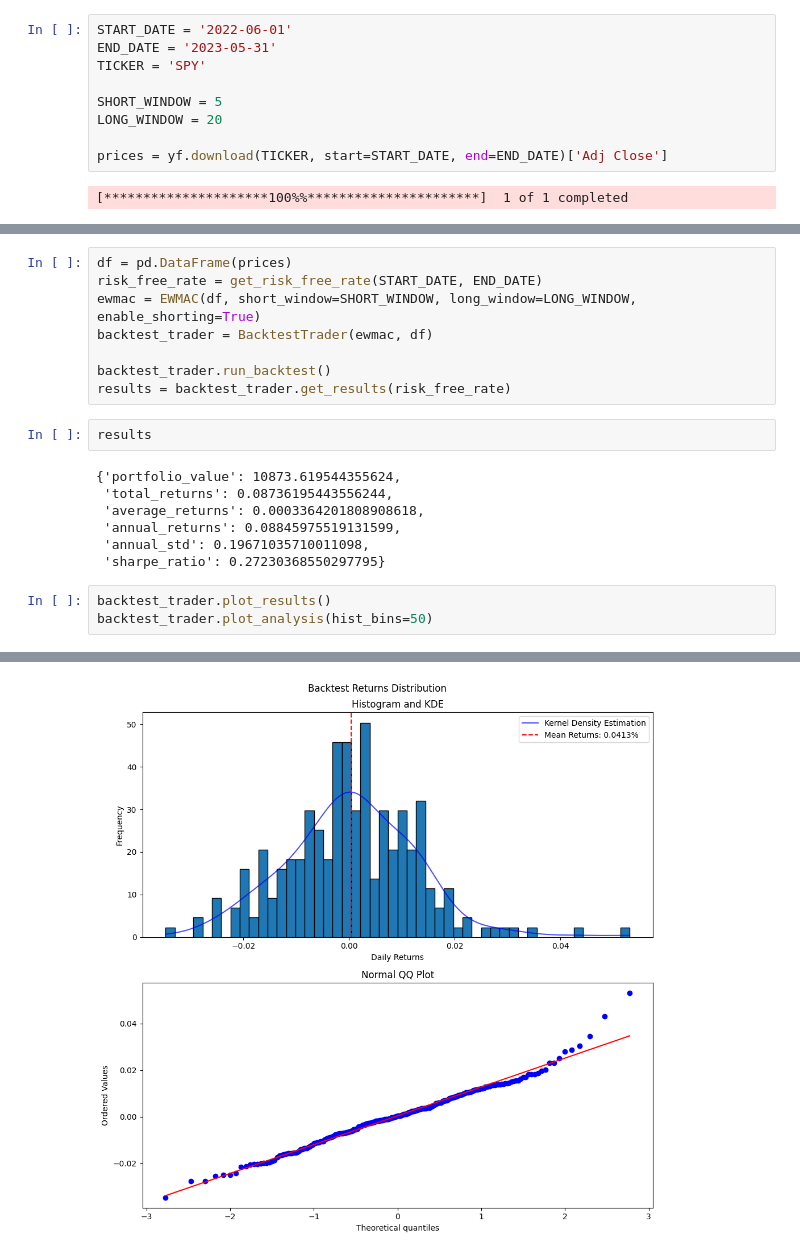
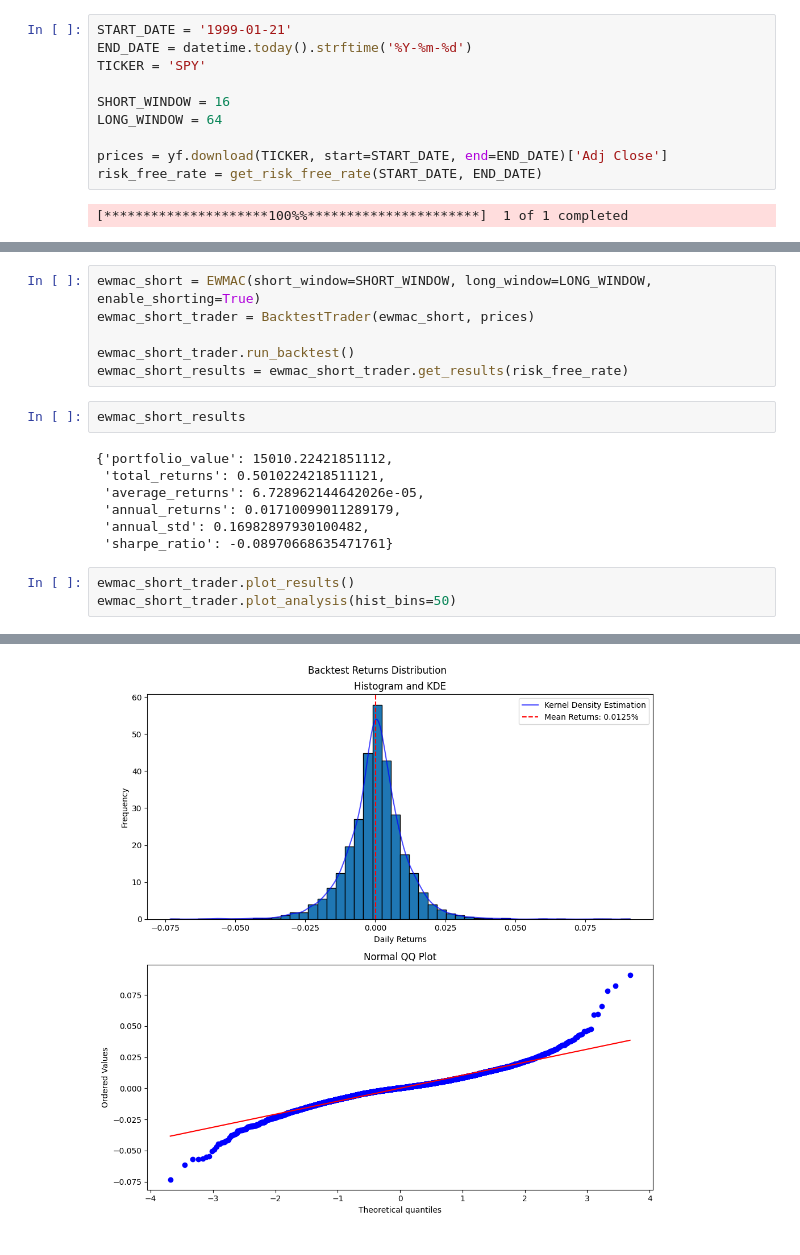
Before and after one commit to yangsu01/funance_blog, a Jupyter notebook: blogs/12-evaluating-strategies/evaluating_strategies.ipynb, the cells around one changed output, grey strips where cells are left out. Saved outputs shown, nothing was run; the diff lists cells and outputs as text.

Commit message:
Update stock data

```diff
--- a/blogs/12-evaluating-strategies/evaluating_strategies.ipynb
+++ b/blogs/12-evaluating-strategies/evaluating_strategies.ipynb
@@ -19,12 +20,13 @@ from src.utils import get_risk_free_rate
 # %%
-START_DATE = '2022-06-01'
-END_DATE = '2023-05-31'
+START_DATE = '1999-01-21'
+END_DATE = datetime.today().strftime('%Y-%m-%d')
 TICKER = 'SPY'
 
-SHORT_WINDOW = 5
-LONG_WINDOW = 20
+SHORT_WINDOW = 16
+LONG_WINDOW = 64
 
 prices = yf.download(TICKER, start=START_DATE, end=END_DATE)['Adj Close']
+risk_free_rate = get_risk_free_rate(START_DATE, END_DATE)
 # %% [output]
 [*********************100%%**********************]  1 of 1 completed
 # %%
@@ -81,21 +88,19 @@ backtest_trader.plot_analysis()
 # %%
-df = pd.DataFrame(prices)
-risk_free_rate = get_risk_free_rate(START_DATE, END_DATE)
-ewmac = EWMAC(df, short_window=SHORT_WINDOW, long_window=LONG_WINDOW, enable_shorting=True)
-backtest_trader = BacktestTrader(ewmac, df)
+ewmac_short = EWMAC(short_window=SHORT_WINDOW, long_window=LONG_WINDOW, enable_shorting=True)
+ewmac_short_trader = BacktestTrader(ewmac_short, prices)
 
-backtest_trader.run_backtest()
-results = backtest_trader.get_results(risk_free_rate)
+ewmac_short_trader.run_backtest()
+ewmac_short_results = ewmac_short_trader.get_results(risk_free_rate)
-# %%
-results
-# %% [output]
-{'portfolio_value': 10873.619544355624,
- 'total_returns': 0.08736195443556244,
- 'average_returns': 0.0003364201808908618,
- 'annual_returns': 0.08845975519131599,
- 'annual_std': 0.19671035710011098,
- 'sharpe_ratio': 0.27230368550297795}
+# %%
+ewmac_short_results
+# %% [output]
+{'portfolio_value': 15010.22421851112,
+ 'total_returns': 0.5010224218511121,
+ 'average_returns': 6.728962144642026e-05,
+ 'annual_returns': 0.01710099011289179,
+ 'annual_std': 0.16982897930100482,
+ 'sharpe_ratio': -0.08970668635471761}
 # %%
-backtest_trader.plot_results()
-backtest_trader.plot_analysis(hist_bins=50)
+ewmac_short_trader.plot_results()
+ewmac_short_trader.plot_analysis(hist_bins=50)
 # %% [output]
@@ -103 +108 @@ backtest_trader.plot_analysis(hist_bins=50)
-[figure, old version]
+[figure, new version]
```
Also changed, not shown: parts of 12 cells of this notebook.
